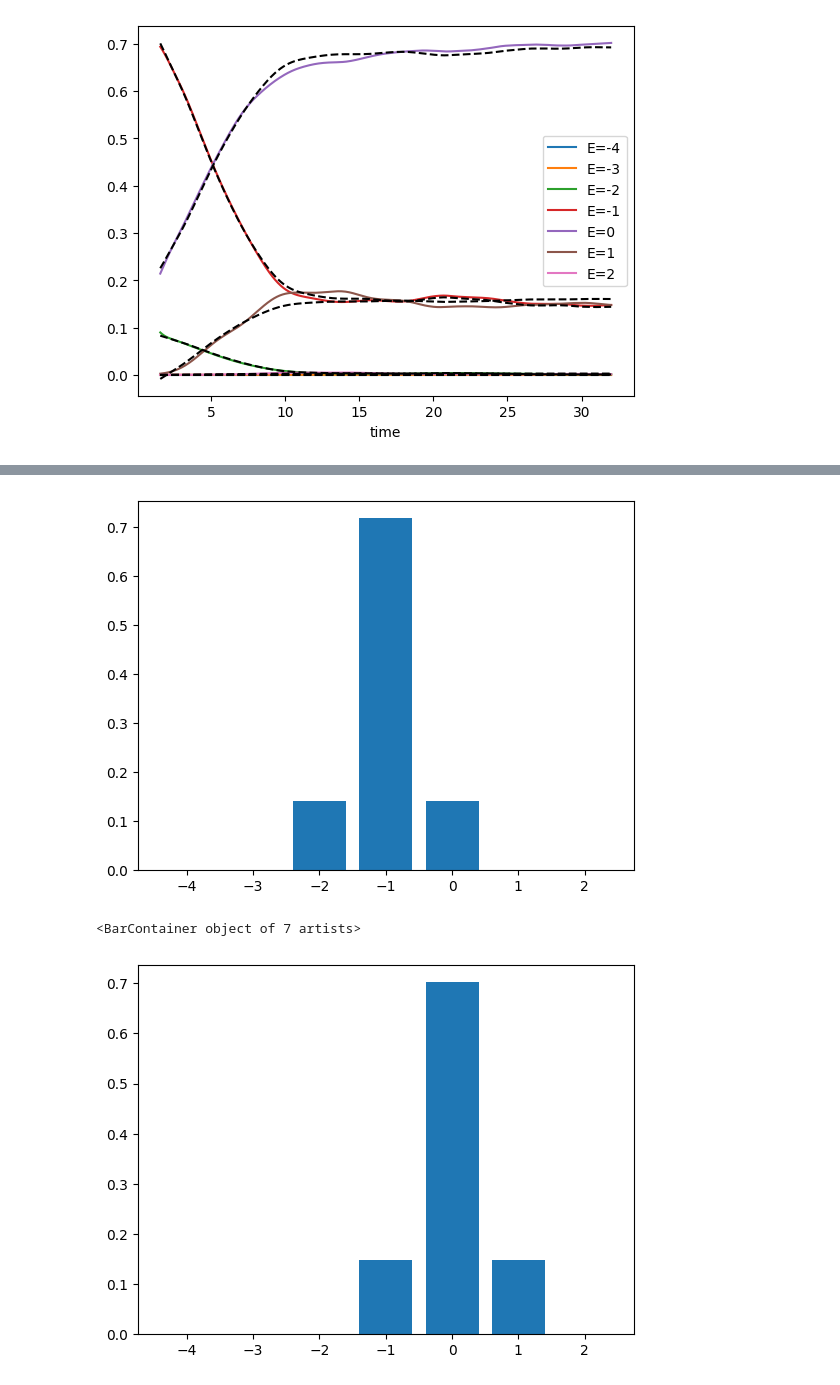
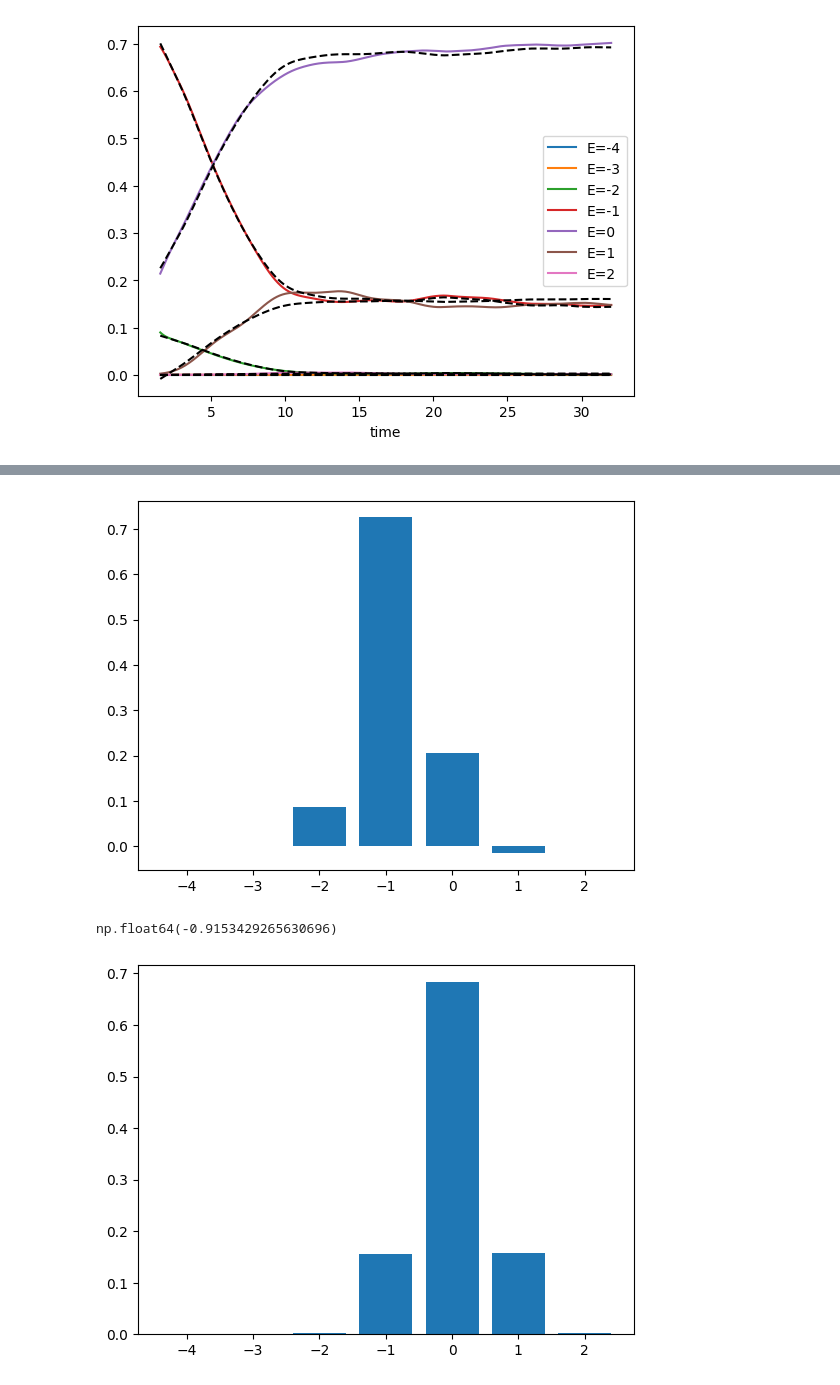
Before and after one commit to marekrams/pdf, a Jupyter notebook: plots_string_fragmentation.ipynb, the cells around one changed output, grey strips where cells are left out. Saved outputs shown, nothing was run; the diff lists cells and outputs as text; code cells hidden in the pictures.

```diff
--- a/plots_string_fragmentation.ipynb
+++ b/plots_string_fragmentation.ipynb
@@ -154,7 +154,7 @@ for m in [0.5, 0.6, 0.7]:
 
     sols.append(sol)
     pcas.append(pcaproj)
-    means.append(np.mean(prob_mid))
+    means.append(np.mean(prob_mid, axis=0))
 
     mfits.append(m)
     bkappa2_prob.append(bLkappa2)
@@ -258,18 +259,26 @@ plt.legend()
 # %%
 # Fig 4a
-m = 0.5
-d = data[m, N, a, D]
+
+iii = 0  # m = 0.5
 
 time = d['time']
 prob_mid = (d['pr1b'] + d['pr1c']) / 2
 ind = np.argmin(abs(time - 0))
 
-c, _, a = sols[0].x  # m = 0.5
+cc, _, aa = sols[iii].x  # m = 0.5
 
-plt.bar(E1s, prob_mid[ind][:])
+p1 = pcas[iii].components_.reshape(-1)
+p0 = means[iii].reshape(-1)
+
+pstring = p0 + (cc - aa) * p1
+pdust = p0 + (0 - aa) * p1
+
+plt.bar(E1s, pstring)
 plt.show()
-plt.bar(E1s, prob_mid[-1][:])
+plt.bar(E1s, pdust)
+
+E1s @ pstring
 # %% [output]
-[figure, old version]
+[figure, new version]
-<BarContainer object of 7 artists>
+np.float64(-0.9153429265630696)
-[figure, old version]
+[figure, new version]
```
Also changed, not shown: parts of 4 cells of this notebook, 7 other files.
